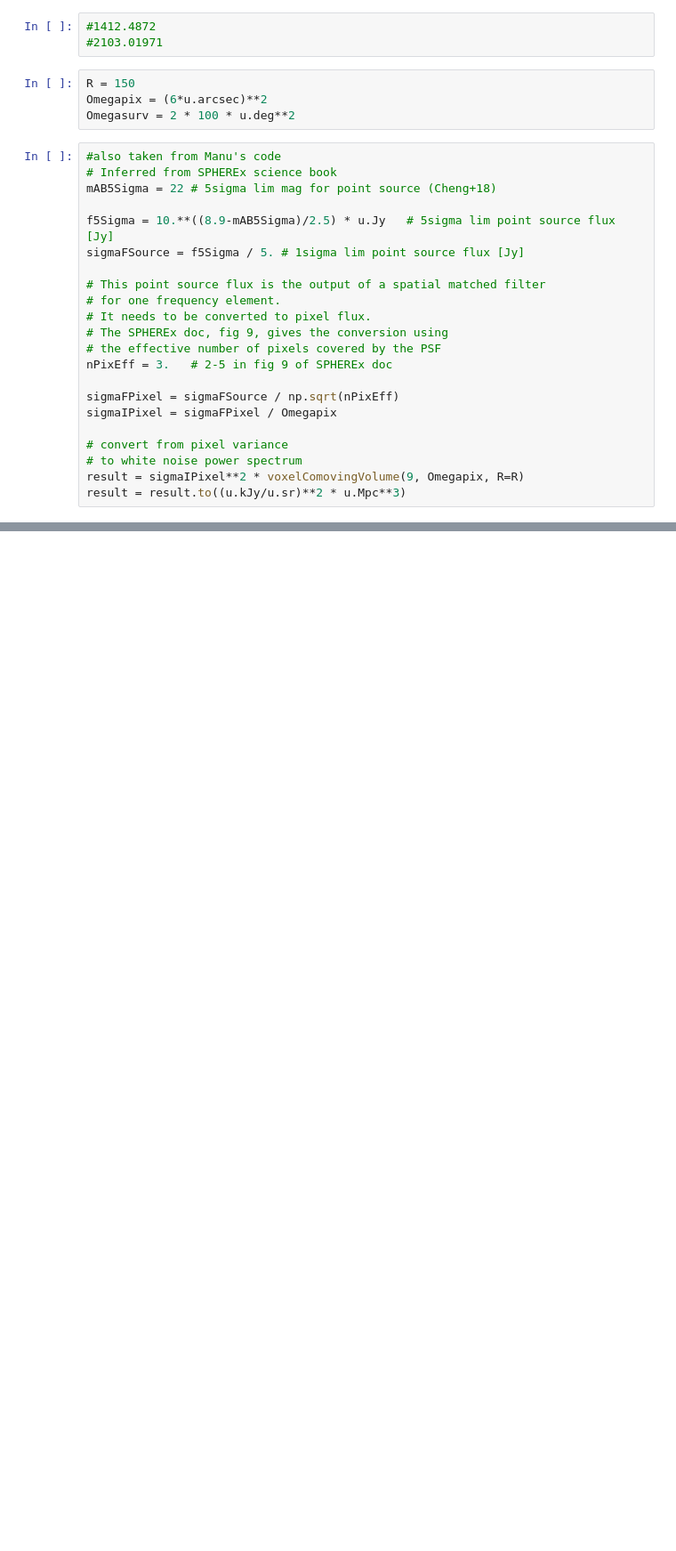
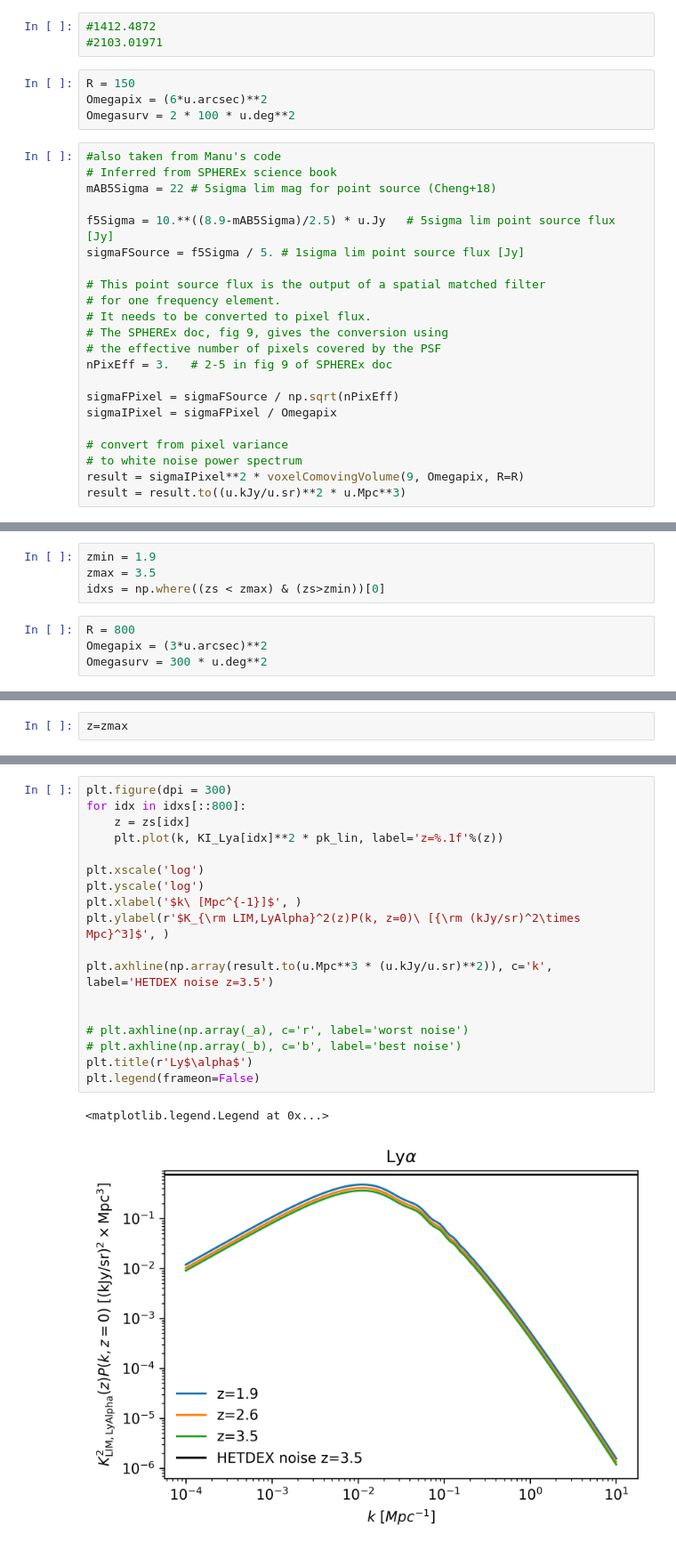
Before and after one commit to DelonShen/LIMxCMBL, a Jupyter notebook: 012.000.2025-03-12-noise-spectra.ipynb, the cells around one changed output, grey strips where cells are left out. Shown at 89% size. Saved outputs shown, nothing was run; the diff lists cells and outputs as text; blank space fills up the shorter version.

```diff
--- a/012.000.2025-03-12-noise-spectra.ipynb
+++ b/012.000.2025-03-12-noise-spectra.ipynb
@@ -189,0 +192,8 @@ plt.legend(frameon=False)
+# %%
+zmin = 1.9
+zmax = 3.5
+idxs = np.where((zs < zmax) & (zs>zmin))[0]
+# %%
+R = 800
+Omegapix = (3*u.arcsec)**2
+Omegasurv = 300 * u.deg**2
@@ -189,0 +204,2 @@ plt.legend(frameon=False)
+# %%
+z=zmax
@@ -189,0 +219,21 @@ plt.legend(frameon=False)
+# %%
+plt.figure(dpi = 300)
+for idx in idxs[::800]:
+    z = zs[idx]
+    plt.plot(k, KI_Lya[idx]**2 * pk_lin, label='z=%.1f'%(z))
+
+plt.xscale('log')
+plt.yscale('log')
+plt.xlabel('$k\ [Mpc^{-1}]$', )
+plt.ylabel(r'$K_{\rm LIM,LyAlpha}^2(z)P(k, z=0)\ [{\rm (kJy/sr)^2\times Mpc}^3]$', )
+
+plt.axhline(np.array(result.to(u.Mpc**3 * (u.kJy/u.sr)**2)), c='k', label='HETDEX noise z=3.5')
+
+
+# plt.axhline(np.array(_a), c='r', label='worst noise')
+# plt.axhline(np.array(_b), c='b', label='best noise')
+plt.title(r'Ly$\alpha$')
+plt.legend(frameon=False)
+# %% [output]
+<matplotlib.legend.Legend at 0x...>
+[figure, added]
```
Also changed, not shown: parts of 12 cells of this notebook, 13 other files.
